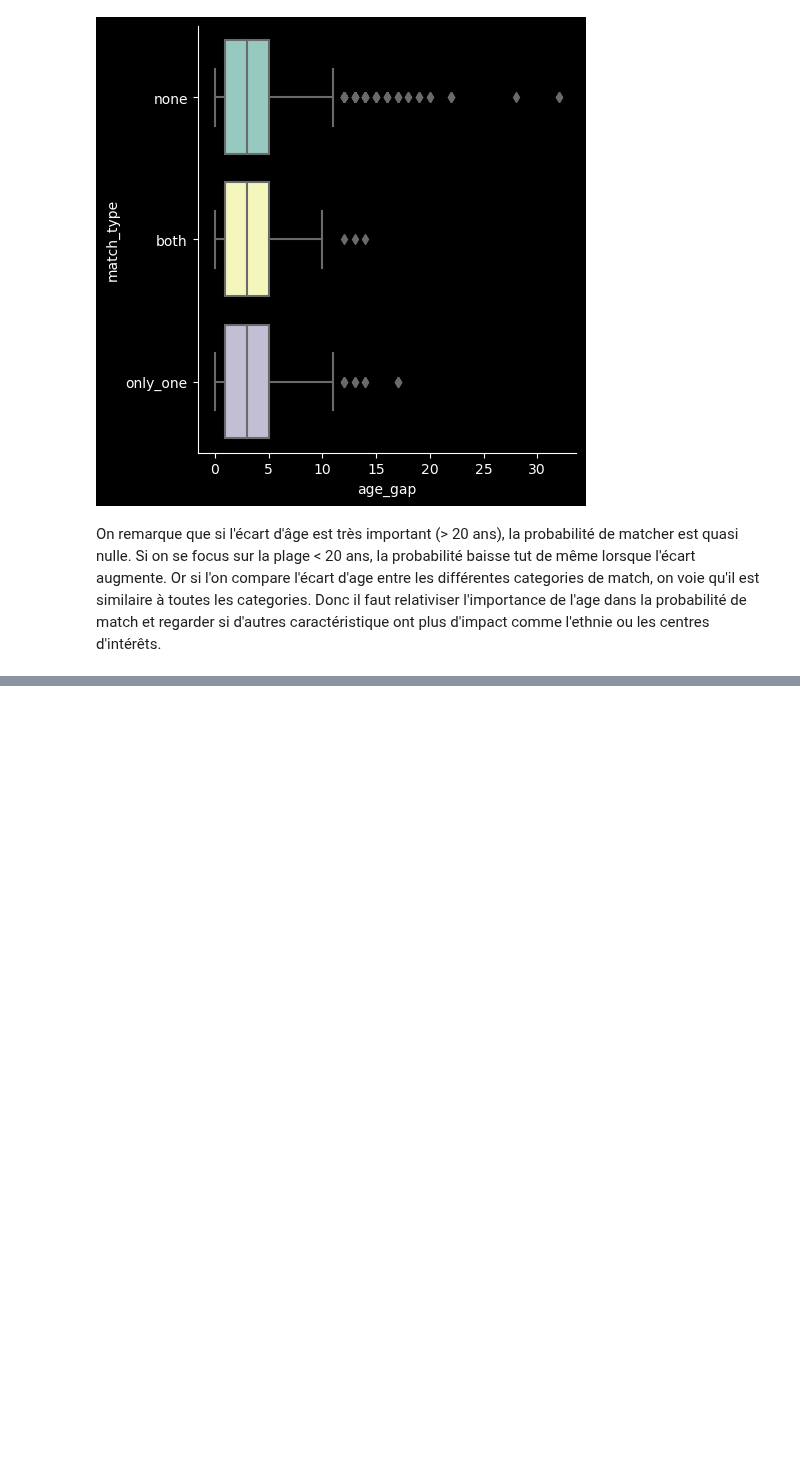
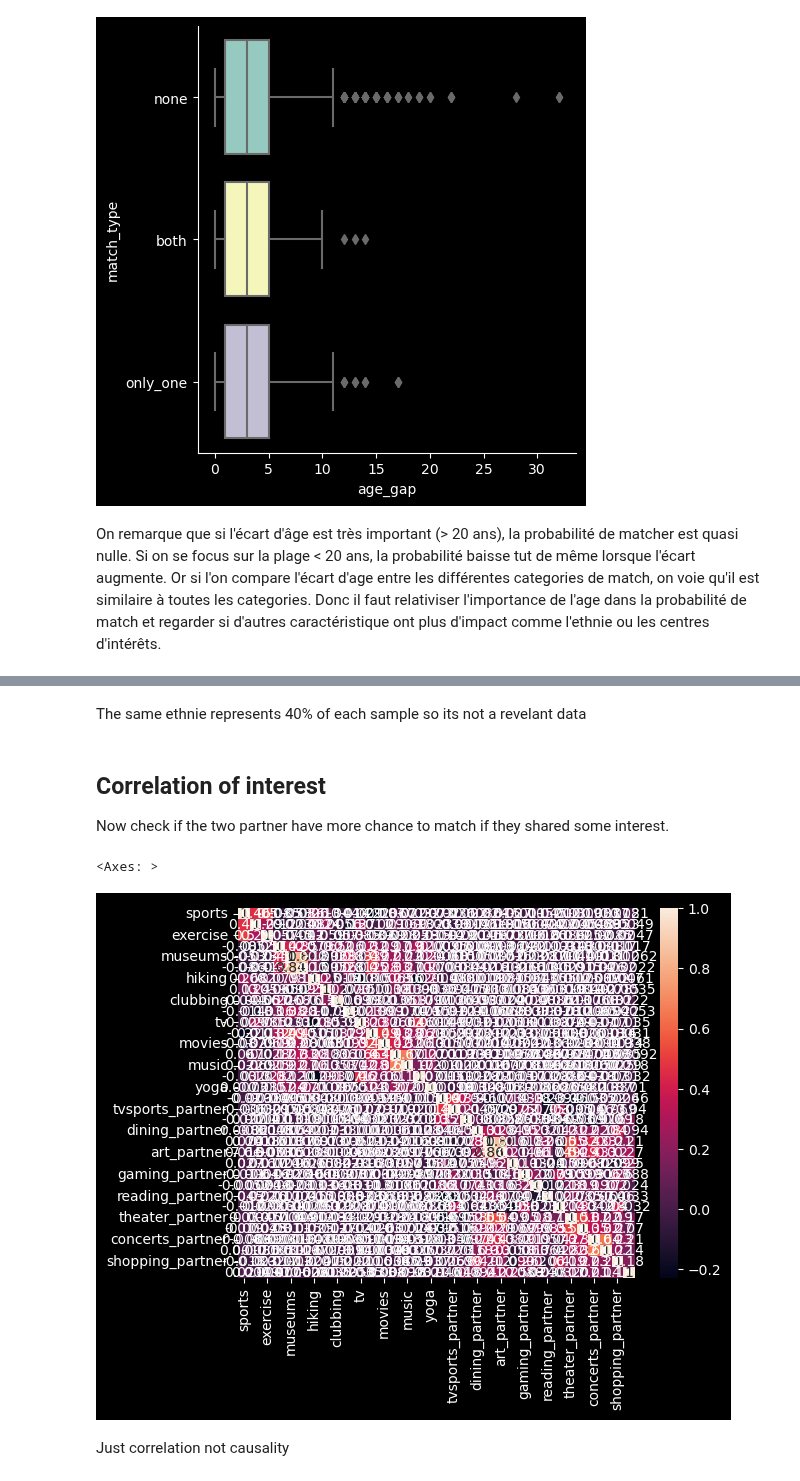
Before and after one commit to TheoGuil/jedha_projects, a Jupyter notebook: SpeedDating/study.ipynb, the cells around one changed output, grey strips where cells are left out. Saved outputs shown, nothing was run; the diff lists cells and outputs as text; code cells hidden in the pictures; blank space fills up the shorter version.

```diff
--- a/SpeedDating/study.ipynb
+++ b/SpeedDating/study.ipynb
@@ -175,0 +171,13 @@ Just correlation not causality
+# %% [markdown]
+The same ethnie represents 40% of each sample so its not a revelant data
+# %% [markdown]
+## Correlation of interest
+Now check if the two partner have more chance to match if they shared some interest.
+# %%
+corr = join_dataset[['sports', 'tvsports', 'exercise', 'dining', 'museums', 'art', 'hiking', 'gaming', 'clubbing', 'reading', 'tv', 'theater', 'movies', 'concerts', 'music', 'shopping', 'yoga', 'sports_partner', 'tvsports_partner', 'exercise_partner', 'dining_partner', 'museums_partner', 'art_partner', 'hiking_partner', 'gaming_partner', 'clubbing_partner', 'reading_partner', 'tv_partner', 'theater_partner', 'movies_partner', 'concerts_partner', 'music_partner', 'shopping_partner', 'yoga_partner']].corr()
+sns.heatmap(corr, annot=True)
+# %% [output]
+<Axes: >
+[figure, added]
+# %% [markdown]
+Just correlation not causality
```
Also changed, not shown: parts of 5 cells of this notebook.
